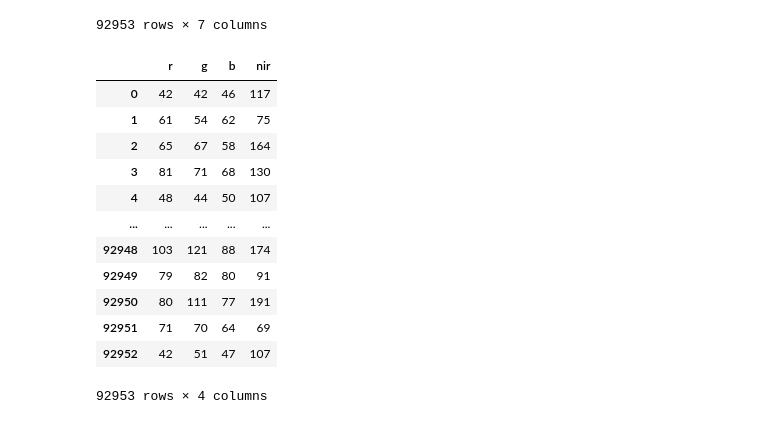
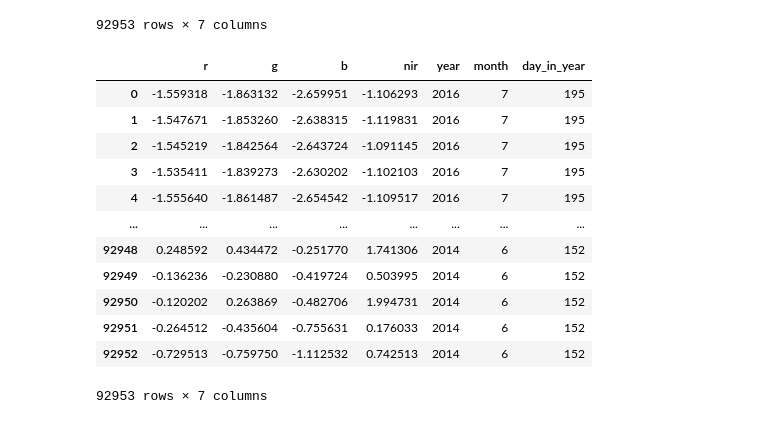
Before and after one commit to NCEAS/msai4earth-esa, a Jupyter notebook: iceplant_detection/normalize_data.ipynb, the cells around one changed output. Drawn from its saved outputs; the diff is of its cells as text; code cells hidden in the pictures.

```diff
--- a/iceplant_detection/normalize_data.ipynb
+++ b/iceplant_detection/normalize_data.ipynb
@@ -113,19 +113,20 @@ X_train
 | 92952 | 42 | 51 | 47 | 107 | 2014 | 6 | 152 |
 92953 rows × 7 columns
 # %%
-spec = X_train.loc[:,'r':'nir']
-spec
+for y in years:
+    X_train.loc[X_train.year==y, 'r':'nir'] = (X_train.loc[X_train.year==y,'r':'nir']  - all_means.sel(year=y))/all_sds.sel(year=y)
+X_train
 # %% [output]
-|  | r | g | b | nir |
-| 0 | 42 | 42 | 46 | 117 |
-| 1 | 61 | 54 | 62 | 75 |
-| 2 | 65 | 67 | 58 | 164 |
-| 3 | 81 | 71 | 68 | 130 |
-| 4 | 48 | 44 | 50 | 107 |
-| ... | ... | ... | ... | ... |
-| 92948 | 103 | 121 | 88 | 174 |
-| 92949 | 79 | 82 | 80 | 91 |
-| 92950 | 80 | 111 | 77 | 191 |
-| 92951 | 71 | 70 | 64 | 69 |
-| 92952 | 42 | 51 | 47 | 107 |
+|  | r | g | b | nir | year | month | day_in_year |
+| 0 | -1.559318 | -1.863132 | -2.659951 | -1.106293 | 2016 | 7 | 195 |
+| 1 | -1.547671 | -1.853260 | -2.638315 | -1.119831 | 2016 | 7 | 195 |
+| 2 | -1.545219 | -1.842564 | -2.643724 | -1.091145 | 2016 | 7 | 195 |
+| 3 | -1.535411 | -1.839273 | -2.630202 | -1.102103 | 2016 | 7 | 195 |
+| 4 | -1.555640 | -1.861487 | -2.654542 | -1.109517 | 2016 | 7 | 195 |
+| ... | ... | ... | ... | ... | ... | ... | ... |
+| 92948 | 0.248592 | 0.434472 | -0.251770 | 1.741306 | 2014 | 6 | 152 |
+| 92949 | -0.136236 | -0.230880 | -0.419724 | 0.503995 | 2014 | 6 | 152 |
+| 92950 | -0.120202 | 0.263869 | -0.482706 | 1.994731 | 2014 | 6 | 152 |
+| 92951 | -0.264512 | -0.435604 | -0.755631 | 0.176033 | 2014 | 6 | 152 |
+| 92952 | -0.729513 | -0.759750 | -1.112532 | 0.742513 | 2014 | 6 | 152 |
-92953 rows × 4 columns
+92953 rows × 7 columns
```
Also changed, not shown: parts of 1 cell of this notebook.
